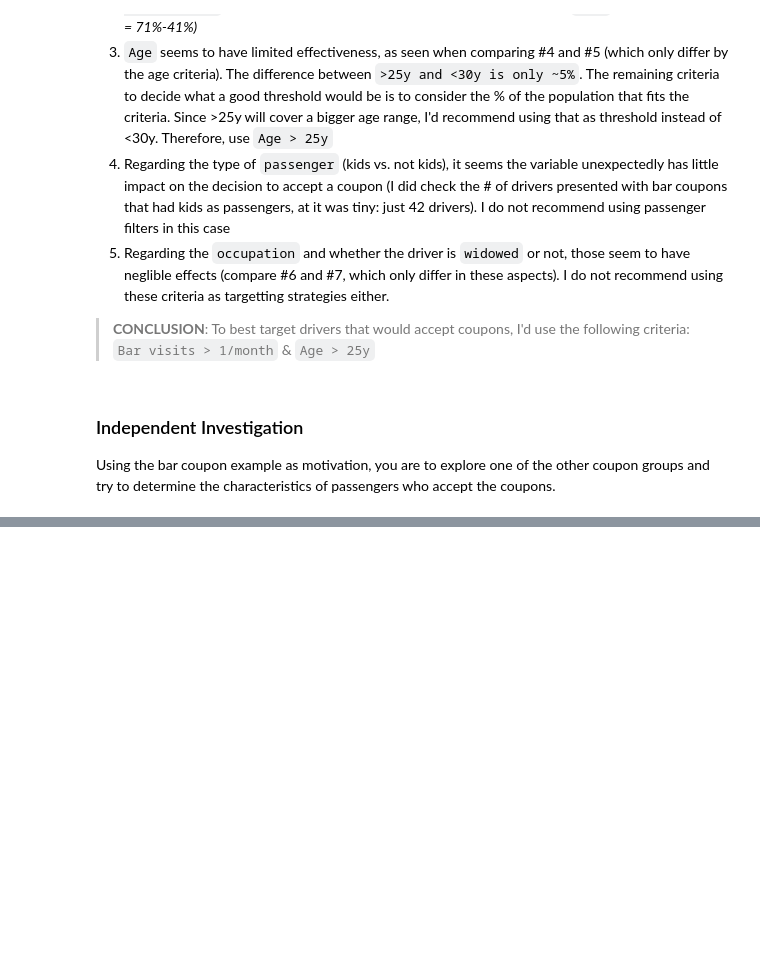
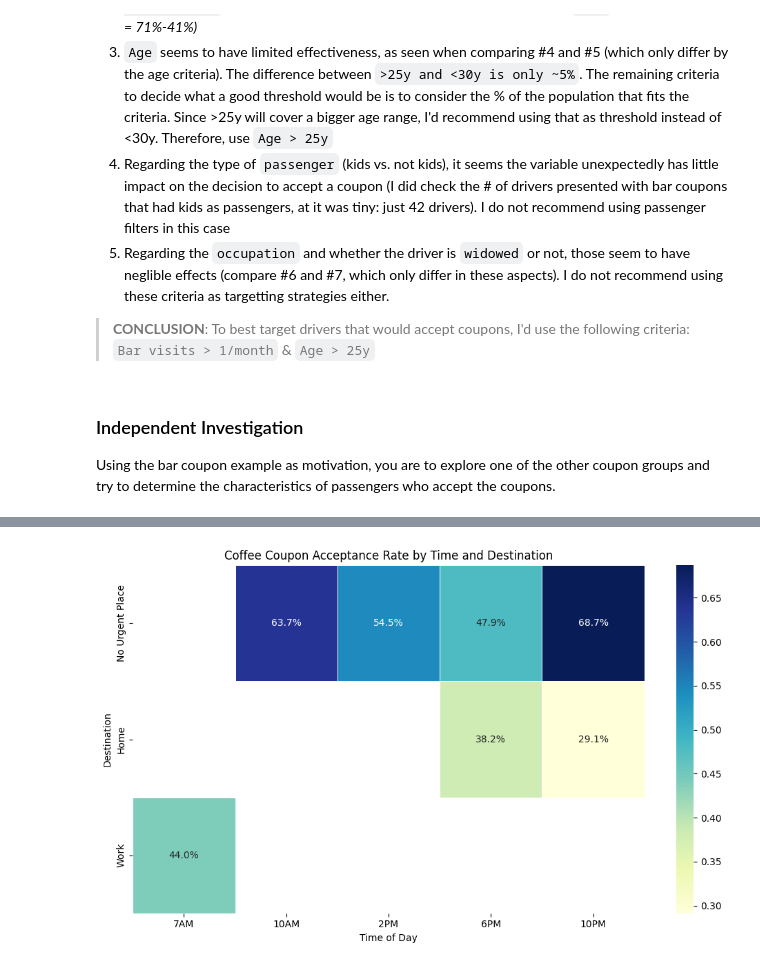
Before and after one commit to jojasan/berkeley-ai-hw5, a Jupyter notebook: prompt.ipynb, the cells around one changed output, grey strips where cells are left out. Saved outputs shown, nothing was run; the diff lists cells and outputs as text; code cells hidden in the pictures; blank space fills up the shorter version.

```diff
--- a/prompt.ipynb
+++ b/prompt.ipynb
@@ -666,0 +669,3 @@ Using the bar coupon example as motivation, you are to explore one of the other
+# %%
+coffee_coupons = cleaned_data[cleaned_data['coupon'] == 'Coffee House']
+coffee_coupons.sample(5)
@@ -666,0 +705,24 @@ Using the bar coupon example as motivation, you are to explore one of the other
+# %%
+# Start with time and destination heatmap, inside each cell is % accepted
+# Calculate the mean of 'Y' for each combination of 'time' and 'destination'
+heatmap_data_coffee = coffee_coupons.groupby(['destination', 'time'])['Y'].mean().unstack()
+
+# Define the desired order for axes
+destination_order = ['No Urgent Place', 'Home', 'Work']
+time_order = ['7AM', '10AM', '2PM', '6PM', '10PM']
+
+# Reindex the DataFrame to ensure correct order
+heatmap_data_coffee = heatmap_data_coffee.reindex(index=destination_order, columns=time_order)
+
+# Create the heatmap
+plt.figure(figsize=(10, 6))
+sns.heatmap(heatmap_data_coffee, annot=True, fmt=".1%", cmap="YlGnBu", linewidths=.5)
+
+# Add titles and labels
+plt.title('Coffee Coupon Acceptance Rate by Time and Destination')
+plt.xlabel('Time of Day')
+plt.ylabel('Destination')
+plt.tight_layout() # Adjust layout to prevent labels from overlapping
+plt.show()
+# %% [output]
+[figure, added]
```
Also changed, not shown: parts of 4 cells of this notebook.
